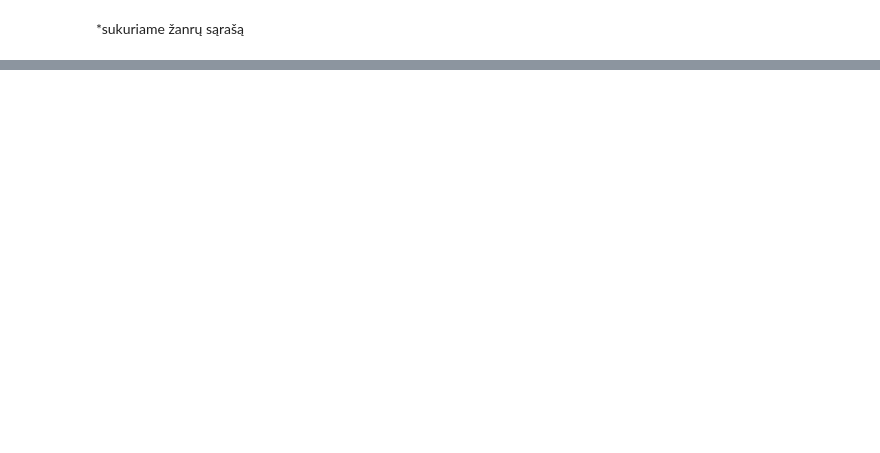
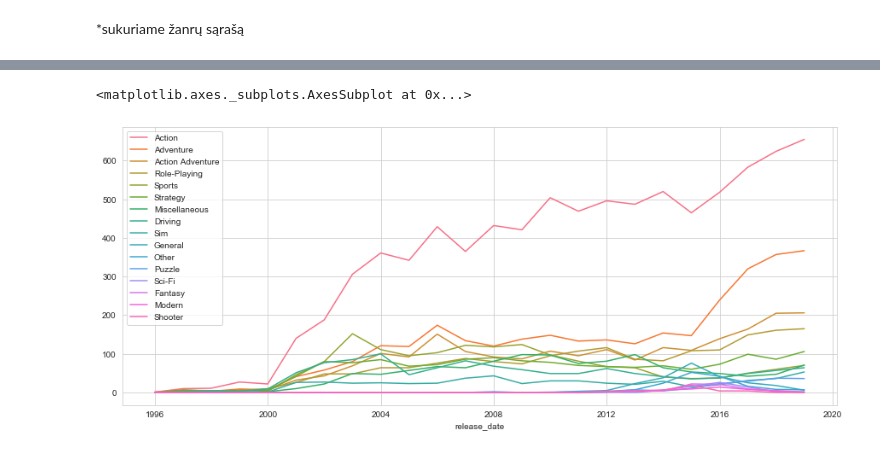
Before and after one commit to radi0imtuvas/Duomenu_analitikos_atsiskaitymas, a Jupyter notebook: Duomenu_analizes_atsiskaitymas.ipynb, the cells around one changed output, grey strips where cells are left out. Saved outputs shown, nothing was run; the diff lists cells and outputs as text; code cells hidden in the pictures; blank space fills up the shorter version.

```diff
--- a/Duomenu_analizes_atsiskaitymas.ipynb
+++ b/Duomenu_analizes_atsiskaitymas.ipynb
@@ -65,0 +121,5 @@ sns.barplot(y=total.Genre, x=total.Sum)
+# %%
+df_games_cp = df_games.copy()
+for genre in bst_genre:
+    df_games_cp[genre] = df_games_cp.genres.apply(lambda x: genre in x)
+df_games_cp
@@ -65,0 +140,7 @@ sns.barplot(y=total.Genre, x=total.Sum)
+# %%
+df_games_cp[bst_genre] = df_games_cp[bst_genre].astype(int)
+# %%
+genres_for_plt = df_games_cp[['release_date', 'Action', 'Adventure', 'Action Adventure',
+                              'Role-Playing', 'Sports', 'Strategy', 'Miscellaneous', 'Driving', 'Sim', 'General',
+                              'Other', 'Puzzle', 'Sci-Fi', 'Fantasy', 'Modern', 'Shooter']]
+genres_for_plt
@@ -65,0 +161,9 @@ sns.barplot(y=total.Genre, x=total.Sum)
+# %%
+a = genres_for_plt.resample('Y', on ='release_date').sum()
+#a
+# %%
+plt.figure(figsize=(15,6))
+sns.lineplot(data=a, dashes=False)
+# %% [output]
+<matplotlib.axes._subplots.AxesSubplot at 0x...>
+[figure, added]
```
Also changed, not shown: parts of 36 cells of this notebook.
